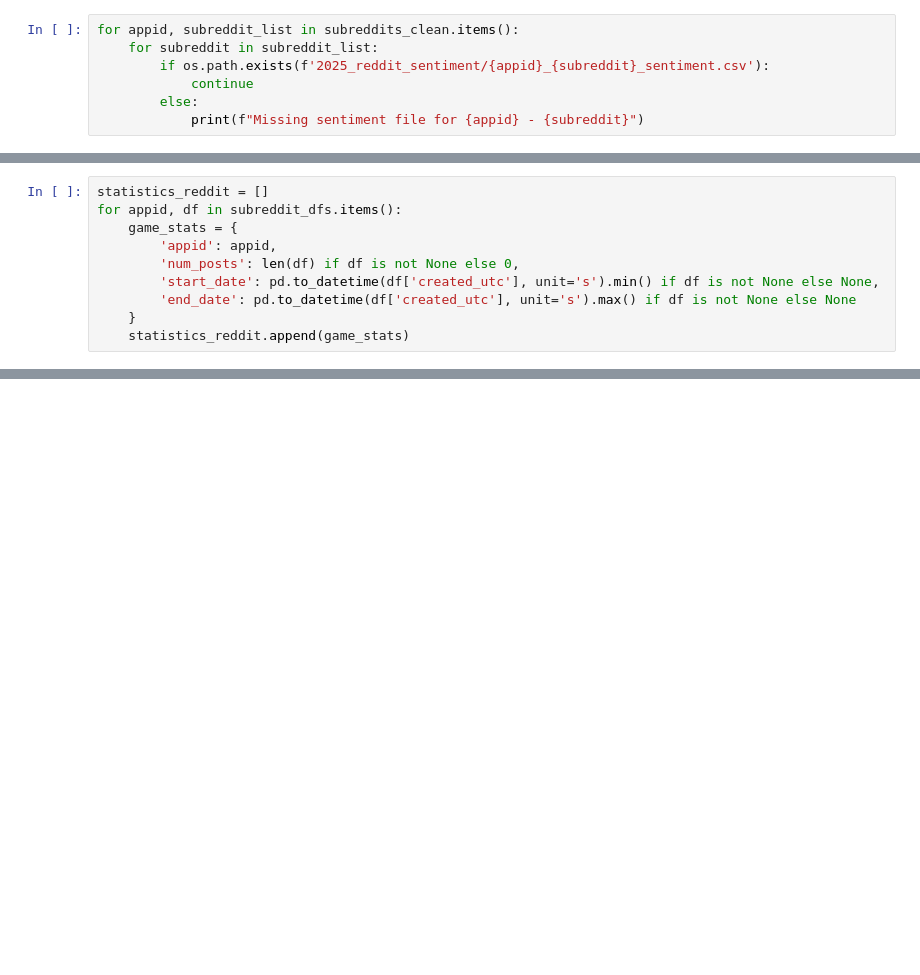
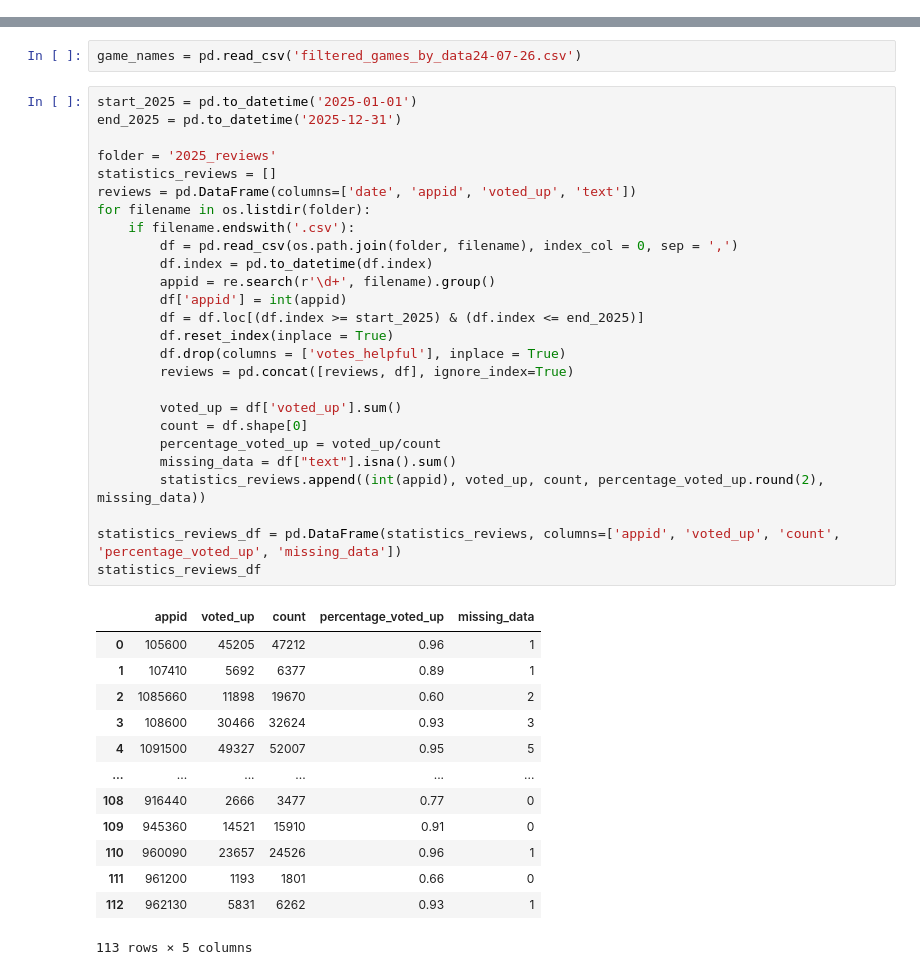
Before and after one commit to mapisz/Magisterka, a Jupyter notebook: sentiment_analysis.ipynb, the cells around one changed output, grey strips where cells are left out. Cells and saved outputs as stored; diff of their text form; blank space fills up the shorter version.

Commit message:
Reworked the sentiment analysis code

```diff
--- a/sentiment_analysis.ipynb
+++ b/sentiment_analysis.ipynb
@@ -228,7 +0,0 @@ dict_items([(730, ['counterstrike2', 'cs2', 'GlobalOffensive', 'counterstrike',
-# %%
-for appid, subreddit_list in subreddits_clean.items():
-    for subreddit in subreddit_list:
-        if os.path.exists(f'2025_reddit_sentiment/{appid}_{subreddit}_sentiment.csv'):
-            continue
-        else:
-            print(f"Missing sentiment file for {appid} - {subreddit}")
@@ -290,10 +0,0 @@ print(len(single_game_df))
-# %%
-statistics_reddit = []
-for appid, df in subreddit_dfs.items():
-    game_stats = {
-        'appid': appid,
-        'num_posts': len(df) if df is not None else 0,
-        'start_date': pd.to_datetime(df['created_utc'], unit='s').min() if df is not None else None,
-        'end_date': pd.to_datetime(df['created_utc'], unit='s').max() if df is not None else None
-    }
-    statistics_reddit.append(game_stats)
@@ -316,0 +36,42 @@ game_names.to_csv('game_names_after_sentiment_analysis.csv', index=False)
+# %%
+game_names = pd.read_csv('filtered_games_by_data24-07-26.csv')
+# %%
+start_2025 = pd.to_datetime('2025-01-01')
+end_2025 = pd.to_datetime('2025-12-31')
+
+folder = '2025_reviews'
+statistics_reviews = []
+reviews = pd.DataFrame(columns=['date', 'appid', 'voted_up', 'text'])
+for filename in os.listdir(folder):
+    if filename.endswith('.csv'):
+        df = pd.read_csv(os.path.join(folder, filename), index_col = 0, sep = ',')
+        df.index = pd.to_datetime(df.index)
+        appid = re.search(r'\d+', filename).group()
+        df['appid'] = int(appid)
+        df = df.loc[(df.index >= start_2025) & (df.index <= end_2025)]
+        df.reset_index(inplace = True)
+        df.drop(columns = ['votes_helpful'], inplace = True)
+        reviews = pd.concat([reviews, df], ignore_index=True)
+
+        voted_up = df['voted_up'].sum()
+        count = df.shape[0]
+        percentage_voted_up = voted_up/count
+        missing_data = df["text"].isna().sum()
+        statistics_reviews.append((int(appid), voted_up, count, percentage_voted_up.round(2), missing_data))
+
+statistics_reviews_df = pd.DataFrame(statistics_reviews, columns=['appid', 'voted_up', 'count', 'percentage_voted_up', 'missing_data'])
+statistics_reviews_df
+# %% [output]
+|  | appid | voted_up | count | percentage_voted_up | missing_data |
+| 0 | 105600 | 45205 | 47212 | 0.96 | 1 |
+| 1 | 107410 | 5692 | 6377 | 0.89 | 1 |
+| 2 | 1085660 | 11898 | 19670 | 0.60 | 2 |
+| 3 | 108600 | 30466 | 32624 | 0.93 | 3 |
+| 4 | 1091500 | 49327 | 52007 | 0.95 | 5 |
+| ... | ... | ... | ... | ... | ... |
+| 108 | 916440 | 2666 | 3477 | 0.77 | 0 |
+| 109 | 945360 | 14521 | 15910 | 0.91 | 0 |
+| 110 | 960090 | 23657 | 24526 | 0.96 | 1 |
+| 111 | 961200 | 1193 | 1801 | 0.66 | 0 |
+| 112 | 962130 | 5831 | 6262 | 0.93 | 1 |
+113 rows × 5 columns
```
Also changed, not shown: parts of 67 cells of this notebook, 3 other files.
